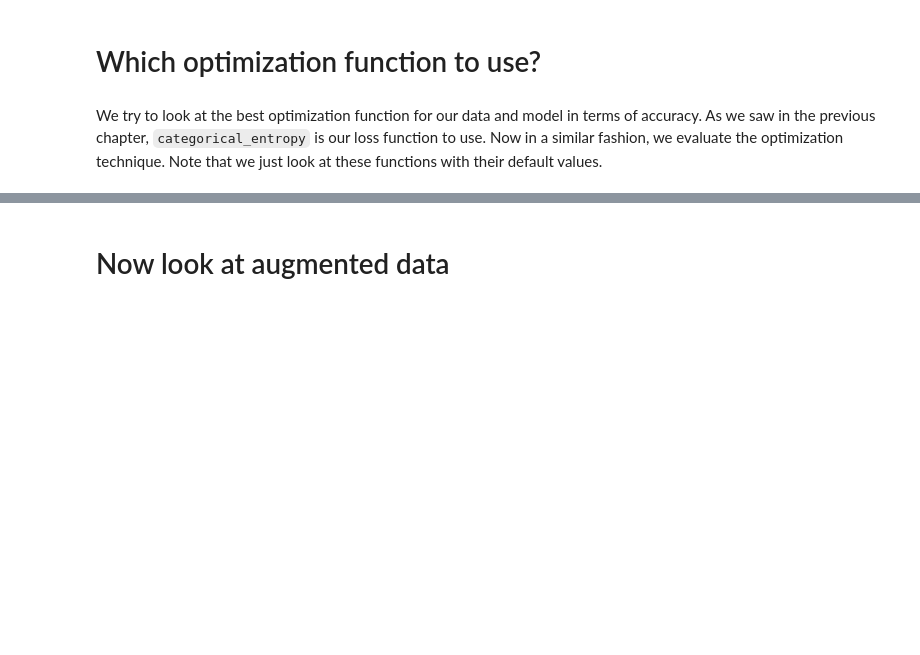
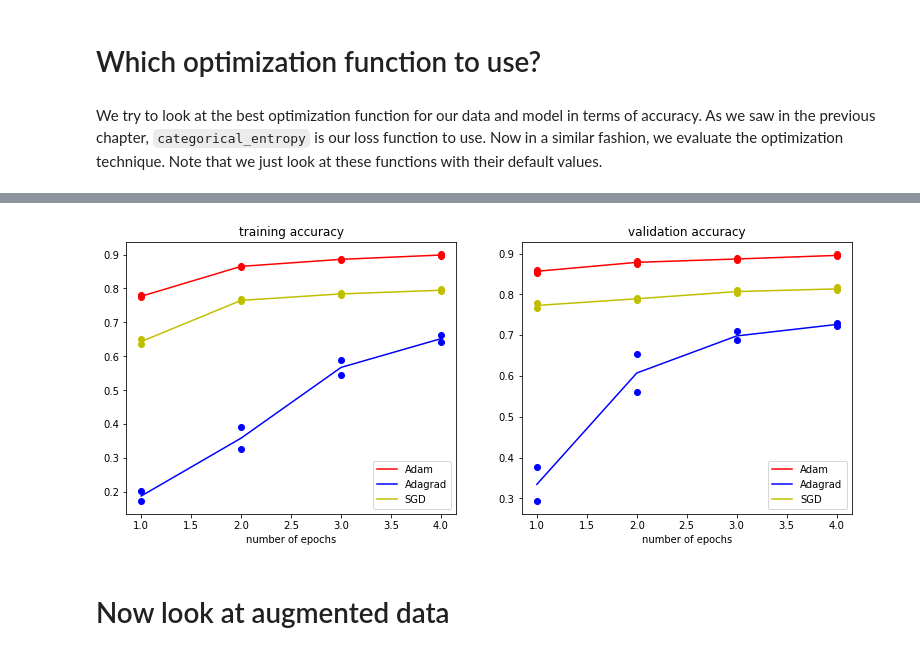
Before and after one commit to FelixMoeller3/linkit_fashion_mnist_challenge, a Jupyter notebook: FashionMNISTBegC_Notebook.ipynb, the cells around one changed output, grey strips where cells are left out. Saved outputs shown, nothing was run; the diff lists cells and outputs as text; code cells hidden in the pictures; blank space fills up the shorter version.

Commit message:
Why optimizer

```diff
--- a/FashionMNISTBegC_Notebook.ipynb
+++ b/FashionMNISTBegC_Notebook.ipynb
@@ -315,7 +315,7 @@ We try to look at the best optimization function for our data and model in terms
 import tensorflow as tf
 from tensorflow.keras.models import Sequential
 from tensorflow.keras.layers import Conv2D,MaxPooling2D,Dense,Flatten,Dropout
-from tensorflow.keras.optimizers import Adam
+from tensorflow.keras.optimizers import Adam,SGD
 from tensorflow.keras.callbacks import TensorBoard# visualization
 from tensorflow.keras.layers.experimental import preprocessing
 
@@ -360,9 +360,14 @@ for ii in np.random.randint(1,100000,n_survey):
         ])
 
         # compile model
-        msimple.compile(optimizer=models[jj],
-                        loss='categorical_crossentropy',
-                        metrics=['accuracy'])
+        if(jj!=2):
+            msimple.compile(optimizer=models[jj],
+                            loss='categorical_crossentropy',
+                            metrics=['accuracy'])
+        else:
+            msimple.compile(optimizer=SGD(learning_rate=.01,momentum=.9,decay=.01),
+                            loss='categorical_crossentropy',
+                            metrics=['accuracy'])
 
         # train model
         wsimple = msimple.fit(x_tr,to_categorical(y_tr),epochs=n_epoch,verbose=0,
@@ -382,3 +410,28 @@ for ii in np.random.randint(1,100000,n_survey):
+# %%
+acc_std_err = (acc_sq - acc**2)**.5
+vacc_std_err = (vacc_sq - vacc**2)**.5
+mcolor = ['r','b','y']
+
+fig = plt.figure(figsize=(13,5))
+plt.subplot(1,2,1)
+plt.title('training accuracy')
+for jj in range(n_models):
+    plt.plot(np.arange(1,5),acc[:,jj],mcolor[jj]+'-', label=models[jj]);
+    plt.plot(np.arange(1,5),acc[:,jj]+acc_std_err[:,jj],mcolor[jj]+'o');
+    plt.plot(np.arange(1,5),acc[:,jj]-acc_std_err[:,jj],mcolor[jj]+'o');
+    plt.legend(loc='lower right');
+    plt.xlabel('number of epochs');
+
+plt.subplot(1,2,2)
+plt.title('validation accuracy')
+for jj in range(n_models):
+    plt.plot(np.arange(1,5),vacc[:,jj],mcolor[jj]+'-', label=models[jj]);
+    plt.plot(np.arange(1,5),vacc[:,jj]+vacc_std_err[:,jj],mcolor[jj]+'o');
+    plt.plot(np.arange(1,5),vacc[:,jj]-vacc_std_err[:,jj],mcolor[jj]+'o');
+    plt.legend(loc='lower right');
+    plt.xlabel('number of epochs');
+# %% [output]
+[figure, added]
 # %% [markdown]
 # Now look at augmented data
 # %%
```
Also changed, not shown: parts of 2 cells of this notebook.
